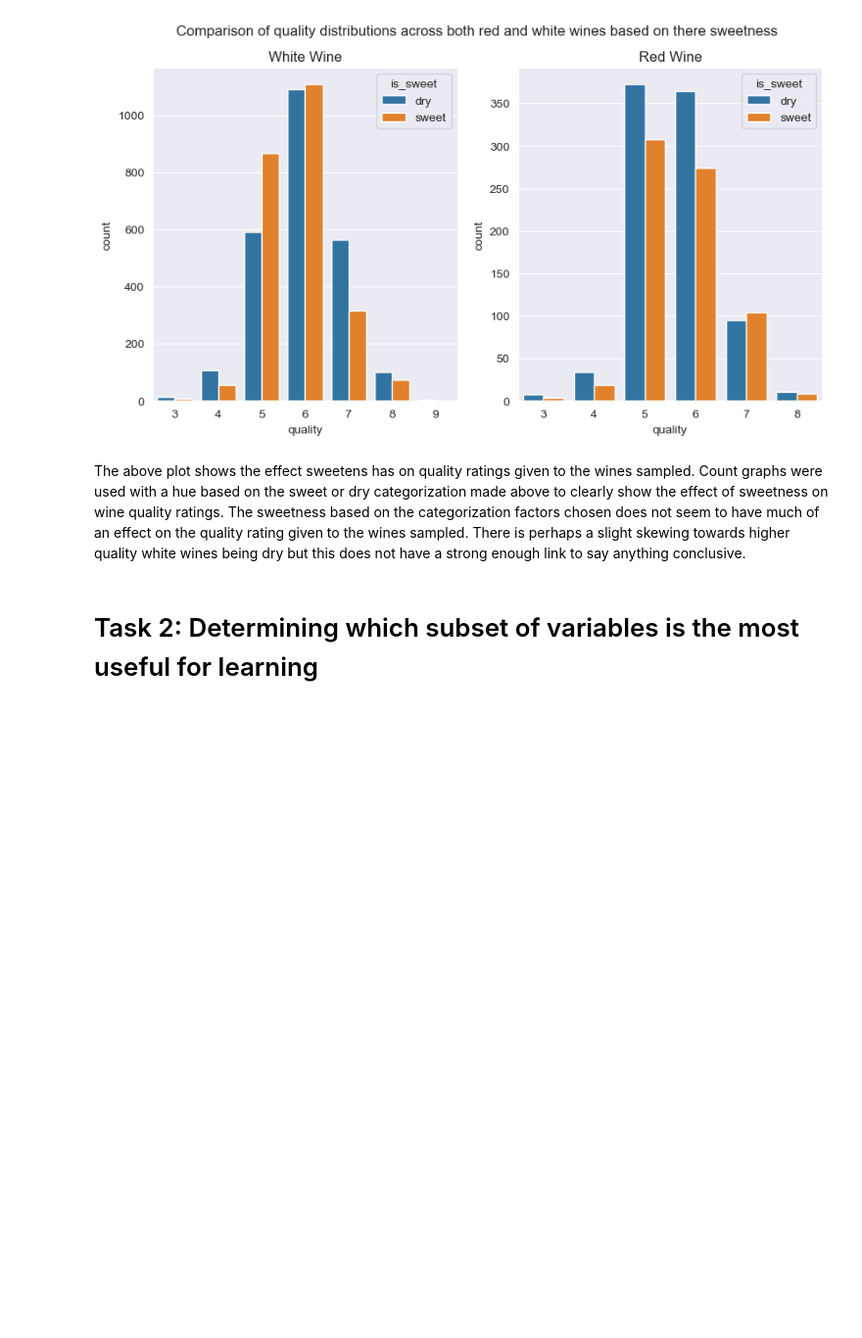
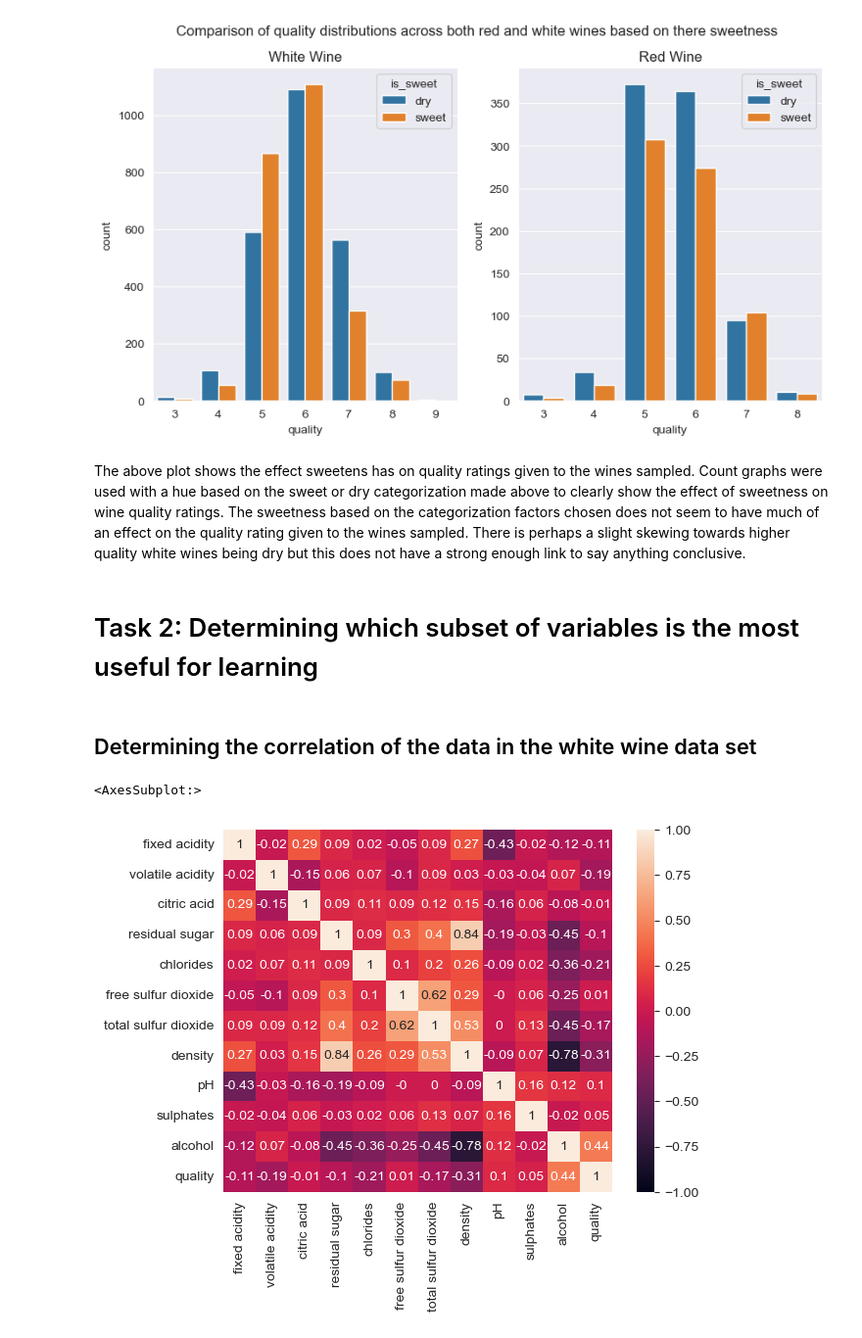
Before and after one commit to craig-lilley/Wine_Project, a Jupyter notebook: Wine Project/wineproject.ipynb, the cells around one changed output. Shown at 98% size. Cells and saved outputs as stored; diff of their text form; code cells hidden in the pictures; blank space fills up the shorter version.

Commit message:
correlation matrix's added

```diff
--- a/Wine Project/wineproject.ipynb
+++ b/Wine Project/wineproject.ipynb
@@ -223,3 +223,10 @@ Text(0.5, 1.0, 'Red Wine')
 The above plot shows the effect sweetens has on quality ratings given to the wines sampled. Count graphs were used with a hue based on the sweet or dry categorization made above to clearly show the effect of sweetness on wine quality ratings. The sweetness based on the categorization factors chosen does not seem to have much of an effect on the quality rating given to the wines sampled. There is perhaps a slight skewing towards higher quality white wines being dry but this does not have a strong enough link to say anything conclusive.
 # %% [markdown]
 # Task 2: Determining which subset of variables is the most useful for learning
+# %% [markdown]
+## Determining the correlation of the data in the white wine data set
+# %%
+sns.heatmap(white_dataset.corr().round(2), annot=True,vmin=-1, vmax=1)
+# %% [output]
+<AxesSubplot:>
+[figure, added]
```
Also changed, not shown: parts of 2 cells of this notebook.
